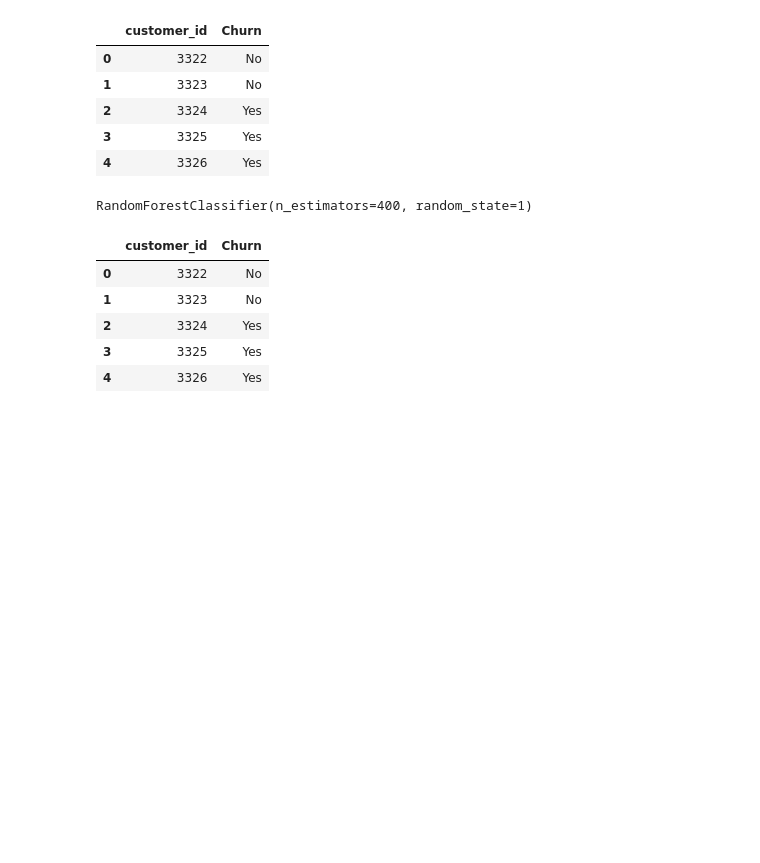
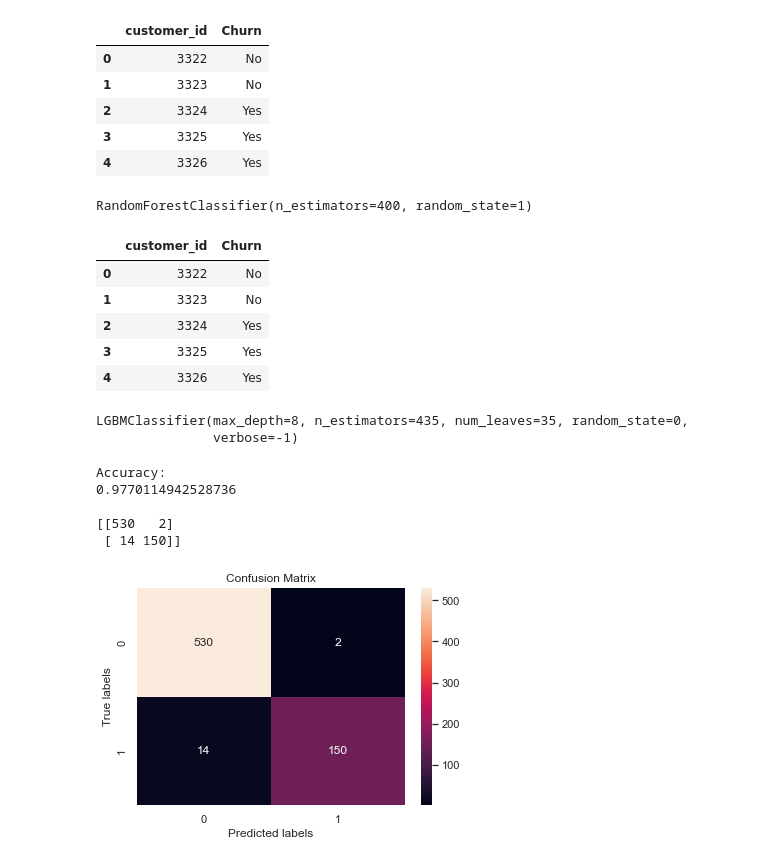
Before and after one commit to ayeshgk-machine-learning/data-science-project, a Jupyter notebook: data-preprocessing-ds-project/ml-mini-comp.ipynb, the cells around one changed output. Cells and saved outputs as stored; diff of their text form; code cells hidden in the pictures; blank space fills up the shorter version.

```diff
--- a/data-preprocessing-ds-project/ml-mini-comp.ipynb
+++ b/data-preprocessing-ds-project/ml-mini-comp.ipynb
@@ -165,3 +165,5 @@ df_sample.head()
 | 2 | 3324 | Yes |
 | 3 | 3325 | Yes |
 | 4 | 3326 | Yes |
+# %%
+x_train, x_test, y_train, y_test = train_test_split(x, y, test_size=0.3, random_state=42)
@@ -167,0 +172,20 @@ df_sample.head()
+# %%
+lgbm_model = lg.LGBMClassifier(
+    random_state = 0,
+    n_estimators=435,
+    num_leaves=35,
+    max_depth=8,
+    verbose=-1
+)
+#     random_state = 0,
+#     n_estimators=435,
+#     num_leaves=35,
+#     max_depth=8,
+#     verbose=-1,
+# #     max_bin=550
+
+# lgbm_pipe = make_pipeline(StandardScaler(), lgbm_model)
+lgbm_model.fit(x_train,y_train )
+# %% [output]
+LGBMClassifier(max_depth=8, n_estimators=435, num_leaves=35, random_state=0,
+               verbose=-1)
@@ -167,0 +197,24 @@ df_sample.head()
+# %%
+def scoring(model,x_test,y_test):
+    predict = model.predict(x_test)
+    print('Accuracy: ')
+    print('{}'.format(accuracy_score(y_test, predict)))
+    print()
+
+    cf_matrix = confusion_matrix(y_test, predict)
+    print(cf_matrix)
+    print()
+
+    ax= plt.subplot()
+    sns.heatmap(cf_matrix, annot=True, fmt='g')
+    ax.set_xlabel('Predicted labels');ax.set_ylabel('True labels');
+    ax.set_title('Confusion Matrix');
+# %%
+scoring(lgbm_model,x_test,y_test)
+# %% [output]
+Accuracy:
+0.9770114942528736
+
+[[530   2]
+ [ 14 150]]
+[figure, added]
```
Also changed, not shown: parts of 4 cells of this notebook, 8 other files.
